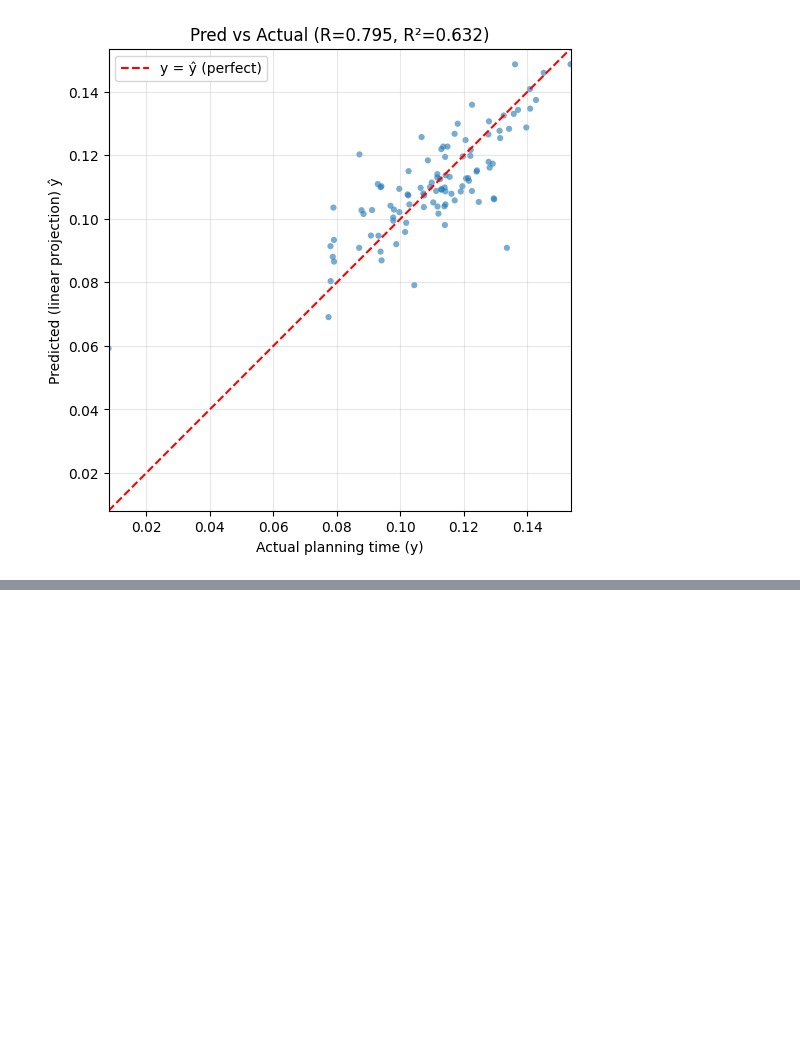
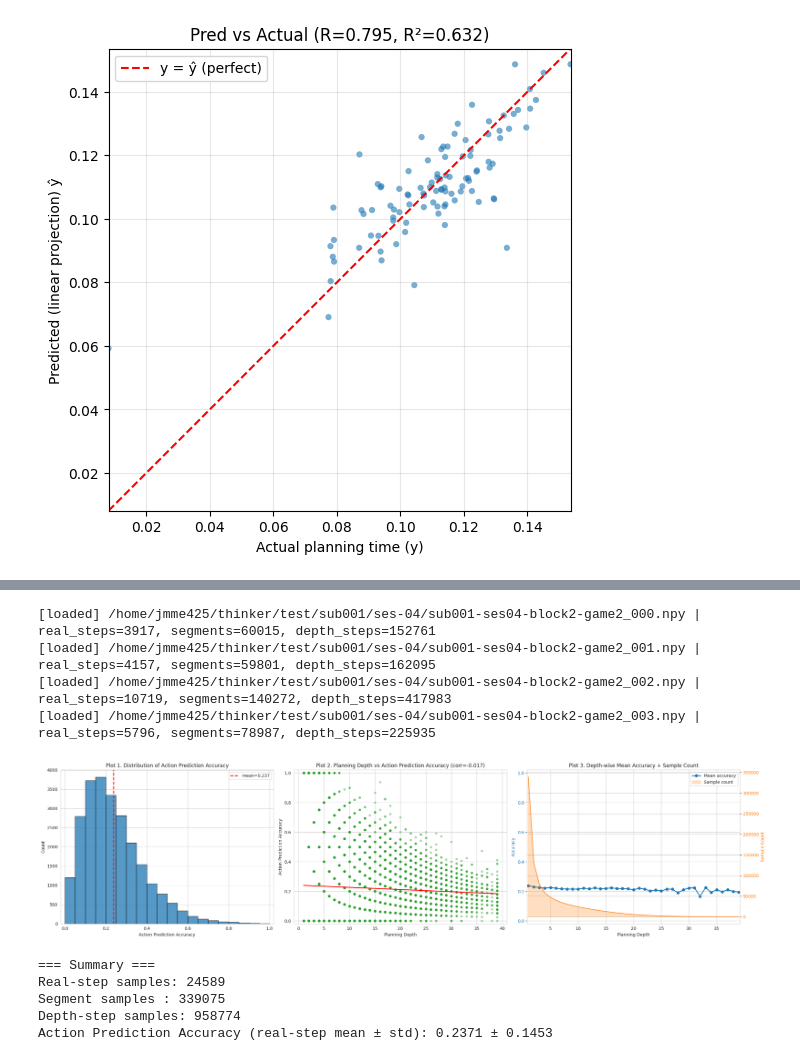
Before and after one commit to jmjmfasdf/thinker, a Jupyter notebook: embedding_analysis.ipynb, the cells around one changed output, grey strips where cells are left out. Cells and saved outputs as stored; diff of their text form; code cells hidden in the pictures; blank space fills up the shorter version.

```diff
--- a/embedding_analysis.ipynb
+++ b/embedding_analysis.ipynb
@@ -1202,0 +2347,15 @@ print("end count:", term_idx2.size)
+# %%
+inputs = ["test/sub001"]
+real_rows, segment_rows, depth_step_rows = analyze_multiple_files(inputs, recursive=True)
+visualize_action_prediction_accuracy(real_rows, segment_rows, depth_step_rows, bins=20)
+# %% [output]
+[loaded] /home/jmme425/thinker/test/sub001/ses-04/sub001-ses04-block2-game2_000.npy | real_steps=3917, segments=60015, depth_steps=152761
+[loaded] /home/jmme425/thinker/test/sub001/ses-04/sub001-ses04-block2-game2_001.npy | real_steps=4157, segments=59801, depth_steps=162095
+[loaded] /home/jmme425/thinker/test/sub001/ses-04/sub001-ses04-block2-game2_002.npy | real_steps=10719, segments=140272, depth_steps=417983
+[loaded] /home/jmme425/thinker/test/sub001/ses-04/sub001-ses04-block2-game2_003.npy | real_steps=5796, segments=78987, depth_steps=225935
+[figure, added]
+=== Summary ===
+Real-step samples: 24589
+Segment samples : 339075
+Depth-step samples: 958774
+Action Prediction Accuracy (real-step mean ± std): 0.2371 ± 0.1453
```
Also changed, not shown: parts of 15 cells of this notebook, 3 other files.
